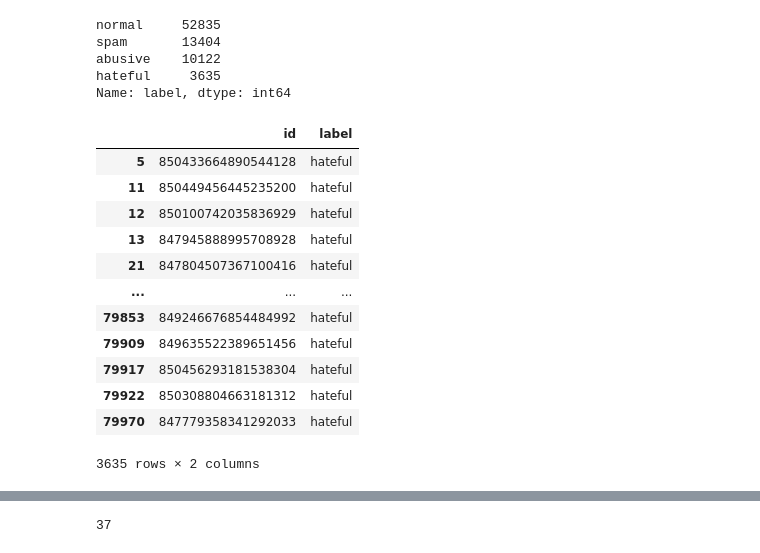
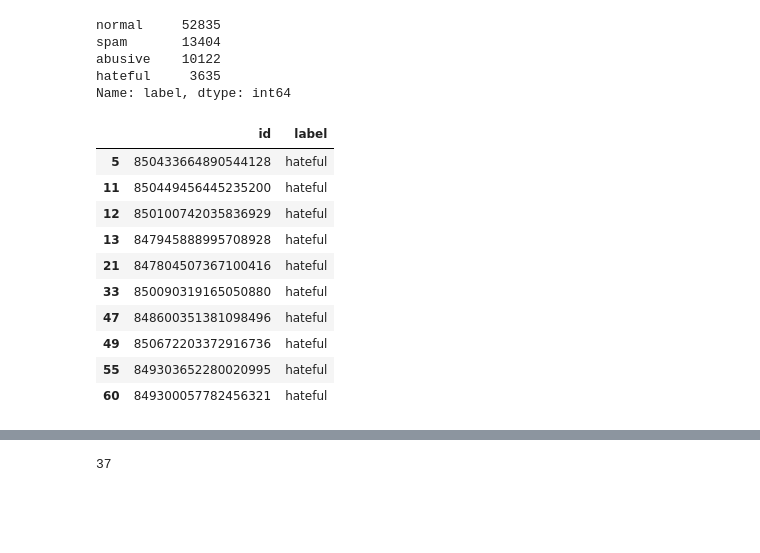
Before and after one commit to datascisteven/Automated-Hate-Tweet-Detection, a Jupyter notebook: notebooks/twitter_api.ipynb, the cells around one changed output, grey strips where cells are left out. Cells and saved outputs as stored; diff of their text form; code cells hidden in the pictures; blank space fills up the shorter version.

```diff
--- a/notebooks/twitter_api.ipynb
+++ b/notebooks/twitter_api.ipynb
@@ -58,18 +58,16 @@ hateful     3635
 Name: label, dtype: int64
 # %%
 df_hateful = df[df['label']=='hateful']
-df_hateful
+df_hateful.head(10)
 # %% [output]
 |  | id | label |
 | 5 | 850433664890544128 | hateful |
 | 11 | 850449456445235200 | hateful |
 | 12 | 850100742035836929 | hateful |
 | 13 | 847945888995708928 | hateful |
 | 21 | 847804507367100416 | hateful |
-| ... | ... | ... |
-| 79853 | 849246676854484992 | hateful |
-| 79909 | 849635522389651456 | hateful |
-| 79917 | 850456293181538304 | hateful |
-| 79922 | 850308804663181312 | hateful |
-| 79970 | 847779358341292033 | hateful |
+| 33 | 850090319165050880 | hateful |
+| 47 | 848600351381098496 | hateful |
+| 49 | 850672203372916736 | hateful |
+| 55 | 849303652280020995 | hateful |
+| 60 | 849300057782456321 | hateful |
-3635 rows × 2 columns
```
Also changed, not shown: parts of 34 cells of this notebook, 22 other files.
